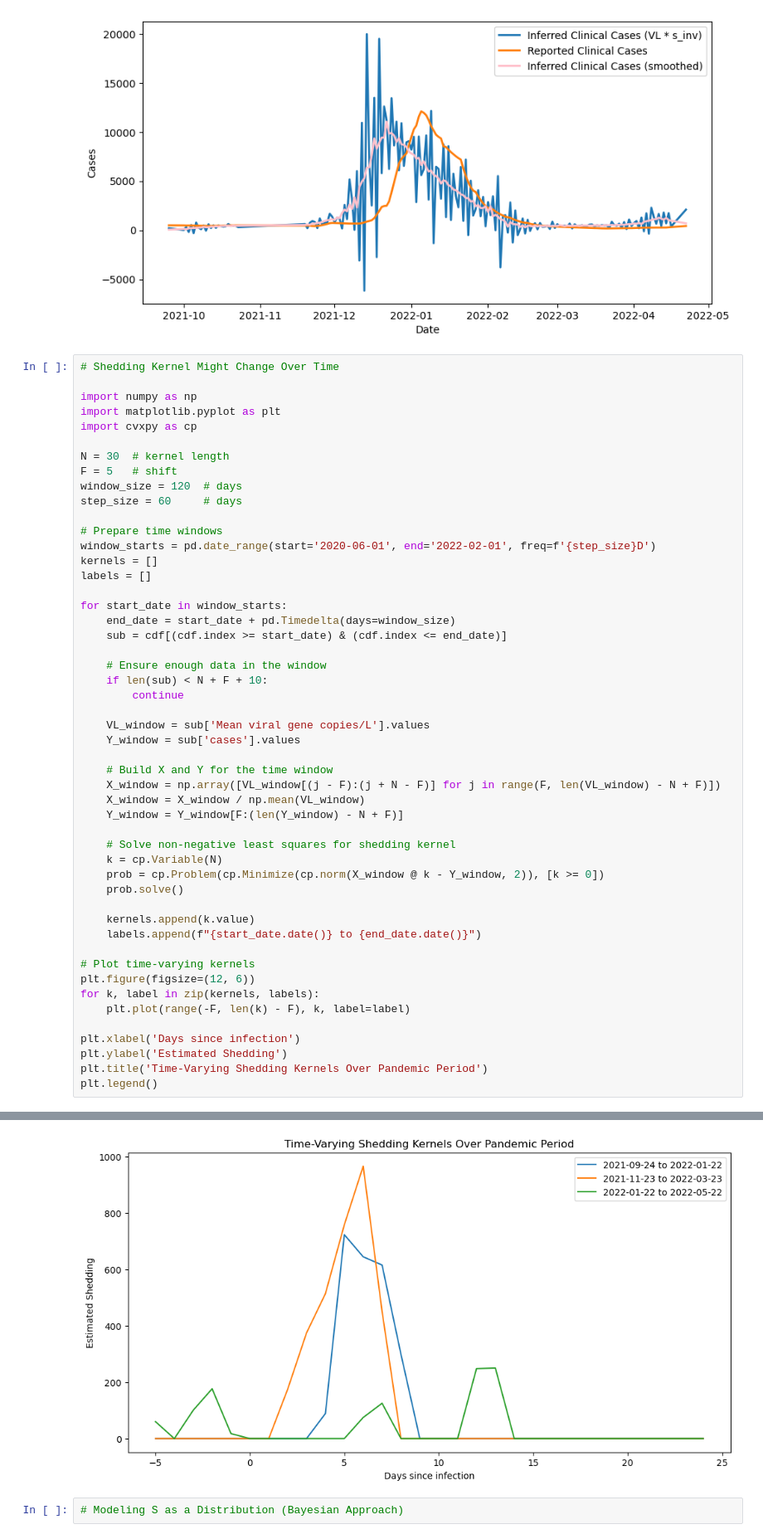
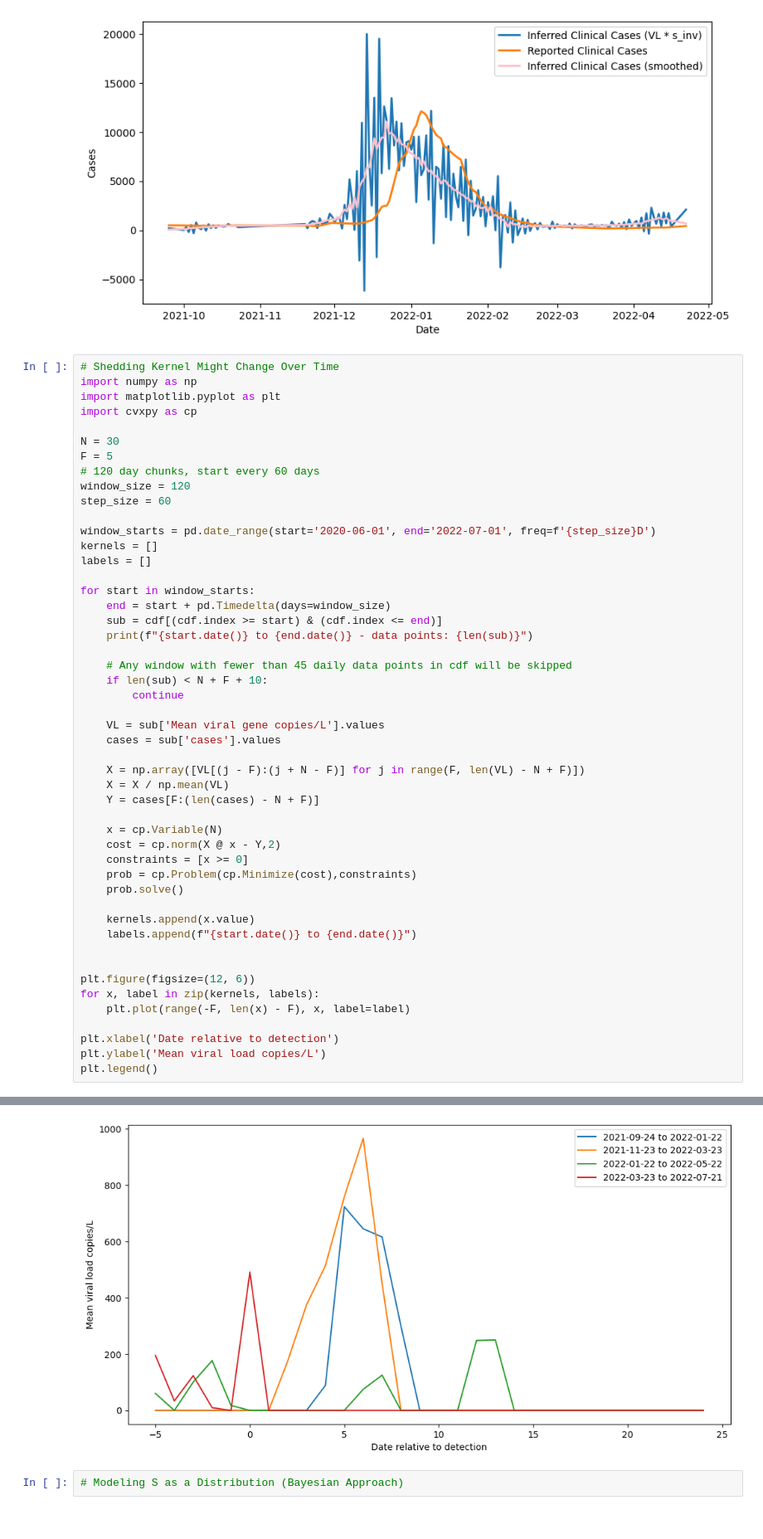
Before and after one commit to elizabethmurphy24/Wastewater-Surveillence, a Jupyter notebook: shedding.ipynb, the cells around one changed output, grey strips where cells are left out. Shown at 83% size. Cells and saved outputs as stored; diff of their text form.

```diff
--- a/shedding.ipynb
+++ b/shedding.ipynb
@@ -492,52 +492,51 @@ plt.legend()
 [figure]
 # %%
 # Shedding Kernel Might Change Over Time
-
 import numpy as np
 import matplotlib.pyplot as plt
 import cvxpy as cp
 
-N = 30  # kernel length
-F = 5   # shift
-window_size = 120  # days
-step_size = 60     # days
+N = 30
+F = 5
+# 120 day chunks, start every 60 days
+window_size = 120
+step_size = 60
 
-# Prepare time windows
-window_starts = pd.date_range(start='2020-06-01', end='2022-02-01', freq=f'{step_size}D')
+window_starts = pd.date_range(start='2020-06-01', end='2022-07-01', freq=f'{step_size}D')
 kernels = []
 labels = []
 
-for start_date in window_starts:
-    end_date = start_date + pd.Timedelta(days=window_size)
-    sub = cdf[(cdf.index >= start_date) & (cdf.index <= end_date)]
+for start in window_starts:
+    end = start + pd.Timedelta(days=window_size)
+    sub = cdf[(cdf.index >= start) & (cdf.index <= end)]
+    print(f"{start.date()} to {end.date()} - data points: {len(sub)}")
 
-    # Ensure enough data in the window
+    # Any window with fewer than 45 daily data points in cdf will be skipped
     if len(sub) < N + F + 10:
         continue
 
-    VL_window = sub['Mean viral gene copies/L'].values
-    Y_window = sub['cases'].values
+    VL = sub['Mean viral gene copies/L'].values
+    cases = sub['cases'].values
 
-    # Build X and Y for the time window
-    X_window = np.array([VL_window[(j - F):(j + N - F)] for j in range(F, len(VL_window) - N + F)])
-    X_window = X_window / np.mean(VL_window)
-    Y_window = Y_window[F:(len(Y_window) - N + F)]
+    X = np.array([VL[(j - F):(j + N - F)] for j in range(F, len(VL) - N + F)])
+    X = X / np.mean(VL)
+    Y = cases[F:(len(cases) - N + F)]
 
-    # Solve non-negative least squares for shedding kernel
-    k = cp.Variable(N)
-    prob = cp.Problem(cp.Minimize(cp.norm(X_window @ k - Y_window, 2)), [k >= 0])
+    x = cp.Variable(N)
+    cost = cp.norm(X @ x - Y,2)
+    constraints = [x >= 0]
+    prob = cp.Problem(cp.Minimize(cost),constraints)
     prob.solve()
 
-    kernels.append(k.value)
-    labels.append(f"{start_date.date()} to {end_date.date()}")
+    kernels.append(x.value)
+    labels.append(f"{start.date()} to {end.date()}")
 
-# Plot time-varying kernels
+
 plt.figure(figsize=(12, 6))
-for k, label in zip(kernels, labels):
-    plt.plot(range(-F, len(k) - F), k, label=label)
+for x, label in zip(kernels, labels):
+    plt.plot(range(-F, len(x) - F), x, label=label)
 
-plt.xlabel('Days since infection')
-plt.ylabel('Estimated Shedding')
-plt.title('Time-Varying Shedding Kernels Over Pandemic Period')
+plt.xlabel('Date relative to detection')
+plt.ylabel('Mean viral load copies/L')
 plt.legend()
 # %% [output]
@@ -545,3 +557,3 @@ plt.legend()
-[figure, old version]
+[figure, new version]
 # %%
 # Modeling S as a Distribution (Bayesian Approach)
```
Also changed, not shown: parts of 3 cells of this notebook.
